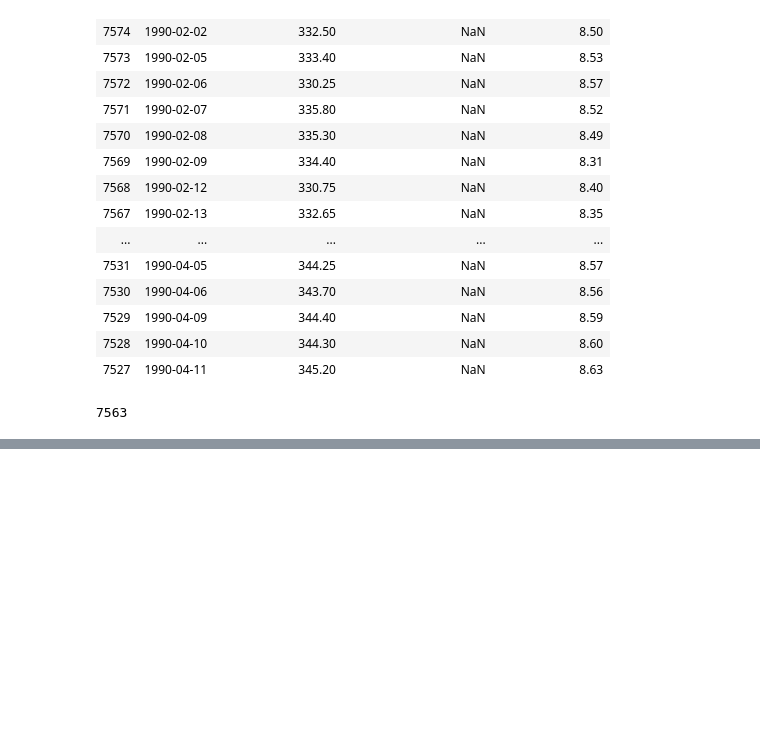
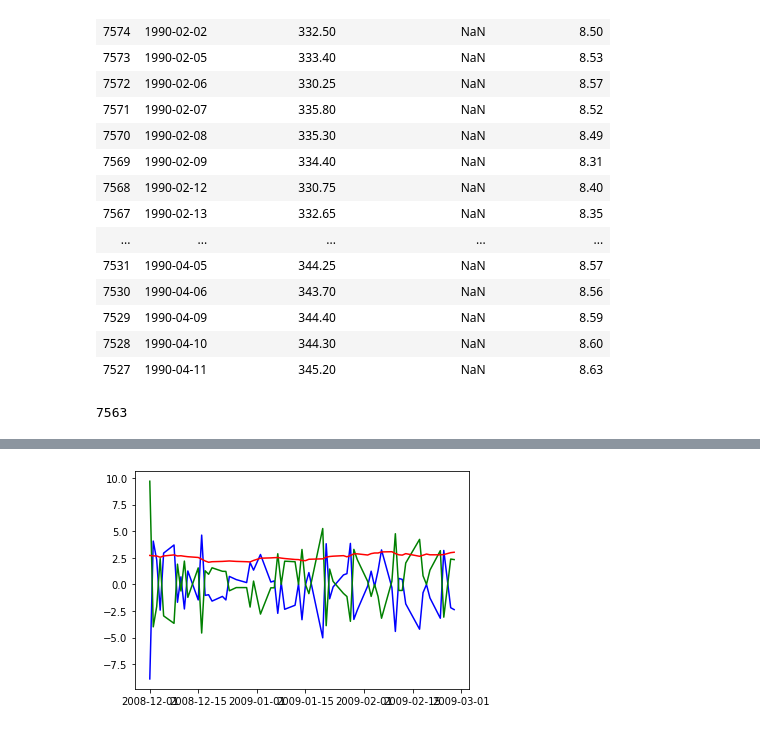
Before and after one commit to benji0815/Economic-Downturn-Data-Analysis, a Jupyter notebook: dev/gary/Untitled.ipynb, the cells around one changed output, grey strips where cells are left out. Drawn from its saved outputs; the diff is of its cells as text; code cells hidden in the pictures; blank space fills up the shorter version.

```diff
--- a/dev/gary/Untitled.ipynb
+++ b/dev/gary/Untitled.ipynb
@@ -181,3 +209,10 @@ sp_500_futures_vs_div_2000_df.head(5)
+# %%
+plt.plot(sp_500_futures_vs_div_2000_df["Date"], sp_500_futures_vs_div_2000_df["S&P 500 % Return"], "b-")
+plt.plot(sp_500_futures_vs_div_2000_df["Date"], sp_500_futures_vs_div_2000_df["Div Yield % Return"], "g-")
+plt.plot(sp_500_futures_vs_div_2000_df["Date"], sp_500_futures_vs_div_2000_df["US Treasury Yield"], "r-")
+plt.show()
+# %% [output]
+[figure, added]
 # %%
 fig1 = plt.figure()
 
```
Also changed, not shown: parts of 6 cells of this notebook, 1 other file.
